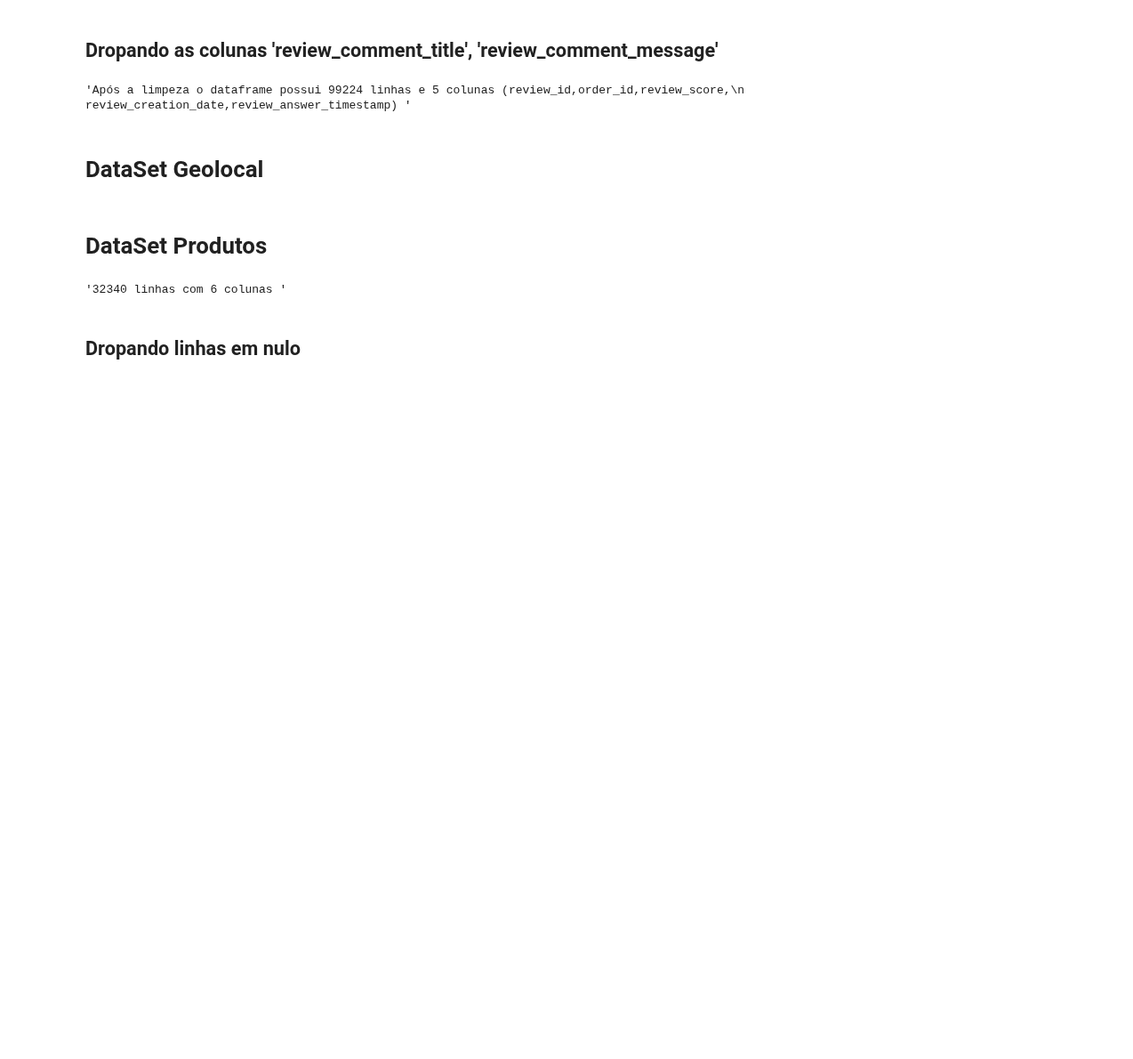
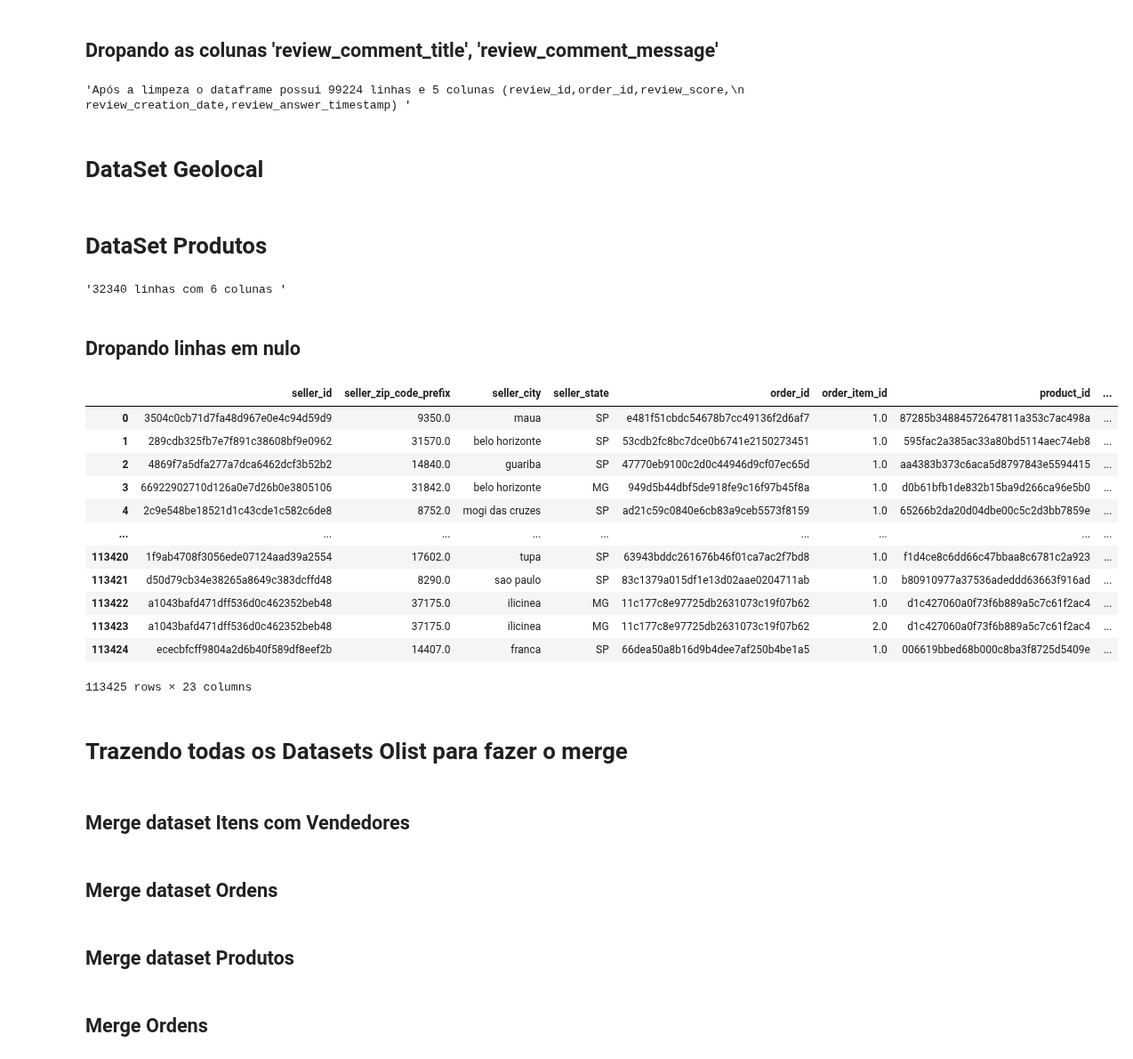
Before and after one commit to claudiagarcia0204/Projeto-Final---Olist, a Jupyter notebook: limpeza Paulo.ipynb, the cells around one changed output. Shown at 89% size. Saved outputs shown, nothing was run; the diff lists cells and outputs as text; code cells hidden in the pictures; blank space fills up the shorter version.

```diff
--- a/limpeza Paulo.ipynb
+++ b/limpeza Paulo.ipynb
@@ -90,3 +82,21 @@ produtos['product_category_name'].value_counts()
+# %%
+df
+# %% [output]
+|  | seller_id | seller_zip_code_prefix | seller_city | seller_state | order_id | order_item_id | product_id | ... |
+| 0 | 3504c0cb71d7fa48d967e0e4c94d59d9 | 9350.0 | maua | SP | e481f51cbdc54678b7cc49136f2d6af7 | 1.0 | 87285b34884572647811a353c7ac498a | ... |
+| 1 | 289cdb325fb7e7f891c38608bf9e0962 | 31570.0 | belo horizonte | SP | 53cdb2fc8bc7dce0b6741e2150273451 | 1.0 | 595fac2a385ac33a80bd5114aec74eb8 | ... |
+| 2 | 4869f7a5dfa277a7dca6462dcf3b52b2 | 14840.0 | guariba | SP | 47770eb9100c2d0c44946d9cf07ec65d | 1.0 | aa4383b373c6aca5d8797843e5594415 | ... |
+| 3 | 66922902710d126a0e7d26b0e3805106 | 31842.0 | belo horizonte | MG | 949d5b44dbf5de918fe9c16f97b45f8a | 1.0 | d0b61bfb1de832b15ba9d266ca96e5b0 | ... |
+| 4 | 2c9e548be18521d1c43cde1c582c6de8 | 8752.0 | mogi das cruzes | SP | ad21c59c0840e6cb83a9ceb5573f8159 | 1.0 | 65266b2da20d04dbe00c5c2d3bb7859e | ... |
+| ... | ... | ... | ... | ... | ... | ... | ... | ... |
+| 113420 | 1f9ab4708f3056ede07124aad39a2554 | 17602.0 | tupa | SP | 63943bddc261676b46f01ca7ac2f7bd8 | 1.0 | f1d4ce8c6dd66c47bbaa8c6781c2a923 | ... |
+| 113421 | d50d79cb34e38265a8649c383dcffd48 | 8290.0 | sao paulo | SP | 83c1379a015df1e13d02aae0204711ab | 1.0 | b80910977a37536adeddd63663f916ad | ... |
+| 113422 | a1043bafd471dff536d0c462352beb48 | 37175.0 | ilicinea | MG | 11c177c8e97725db2631073c19f07b62 | 1.0 | d1c427060a0f73f6b889a5c7c61f2ac4 | ... |
+| 113423 | a1043bafd471dff536d0c462352beb48 | 37175.0 | ilicinea | MG | 11c177c8e97725db2631073c19f07b62 | 2.0 | d1c427060a0f73f6b889a5c7c61f2ac4 | ... |
+| 113424 | ececbfcff9804a2d6b40f589df8eef2b | 14407.0 | franca | SP | 66dea50a8b16d9b4dee7af250b4be1a5 | 1.0 | 006619bbed68b000c8ba3f8725d5409e | ... |
+113425 rows × 23 columns
+# %% [markdown]
+# Trazendo todas os Datasets Olist para fazer o merge
 # %%
 itens = pd.read_csv("Data/itens.csv")
 ordens = pd.read_csv("Data/ordens.csv")
@@ -96,14 +106,22 @@ clientes = pd.read_csv("Data/clientes.csv")
 avaliacoes = pd.read_csv('Data/avaliacoes.csv')
 vendedores = pd.read_csv("Data/vendedores.csv")
 pagamentos = pd.read_csv('Data/pagamentos.csv')
+# %% [markdown]
+##  Merge dataset Itens com Vendedores
 # %%
 df = vendedores.merge(itens, left_on='seller_id',right_on='seller_id', how='right')
+# %% [markdown]
+##  Merge dataset Ordens
 # %%
 df = df.merge(ordens, left_on='order_id', right_on='order_id', how='right')
 # %%
 df.drop(['Unnamed: 0_x', 'Unnamed: 0_y', 'Unnamed: 0'],axis=1, inplace=True)
+# %% [markdown]
+## Merge dataset Produtos
 # %%
 df = df.merge(produtos, left_on='product_id', right_on='product_id',how='left' )
+# %% [markdown]
+## Merge Ordens
 # %%
 df = df.merge(ordens, left_on='order_id', right_on='order_id',how='right' )
 # %%
```
Also changed, not shown: parts of 8 cells of this notebook, 6 other files.
